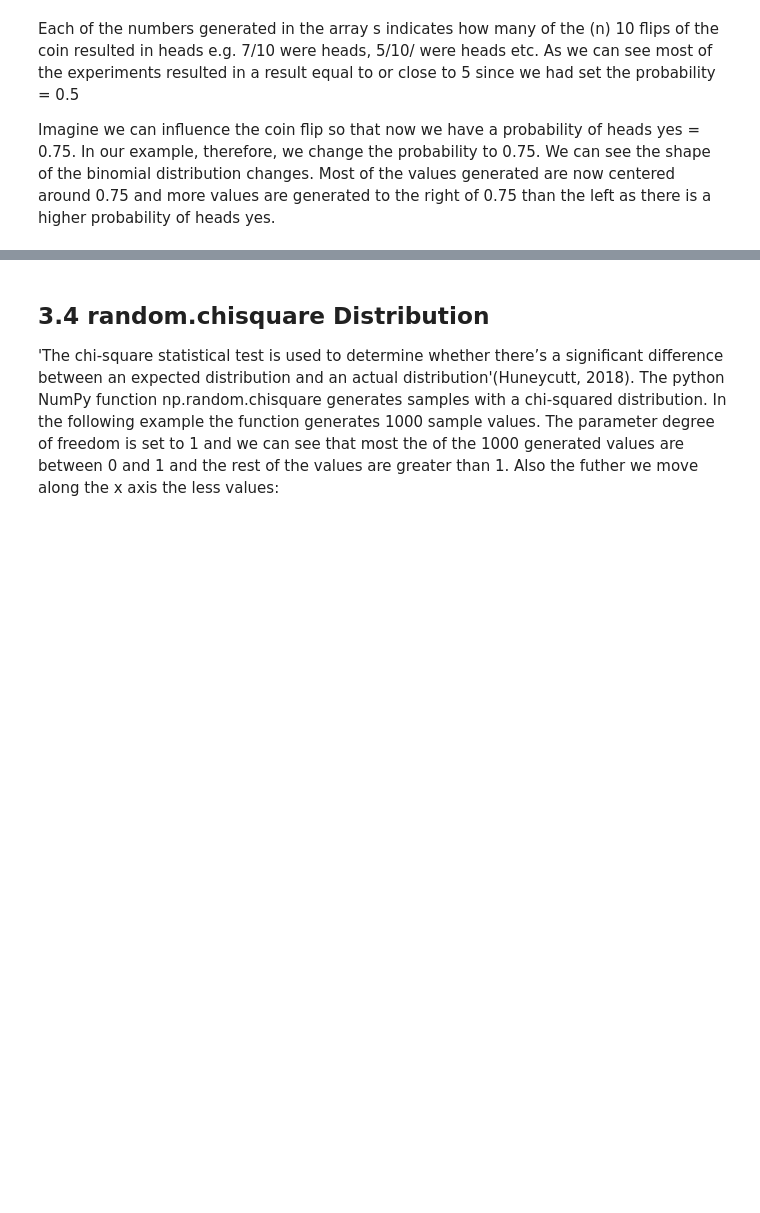
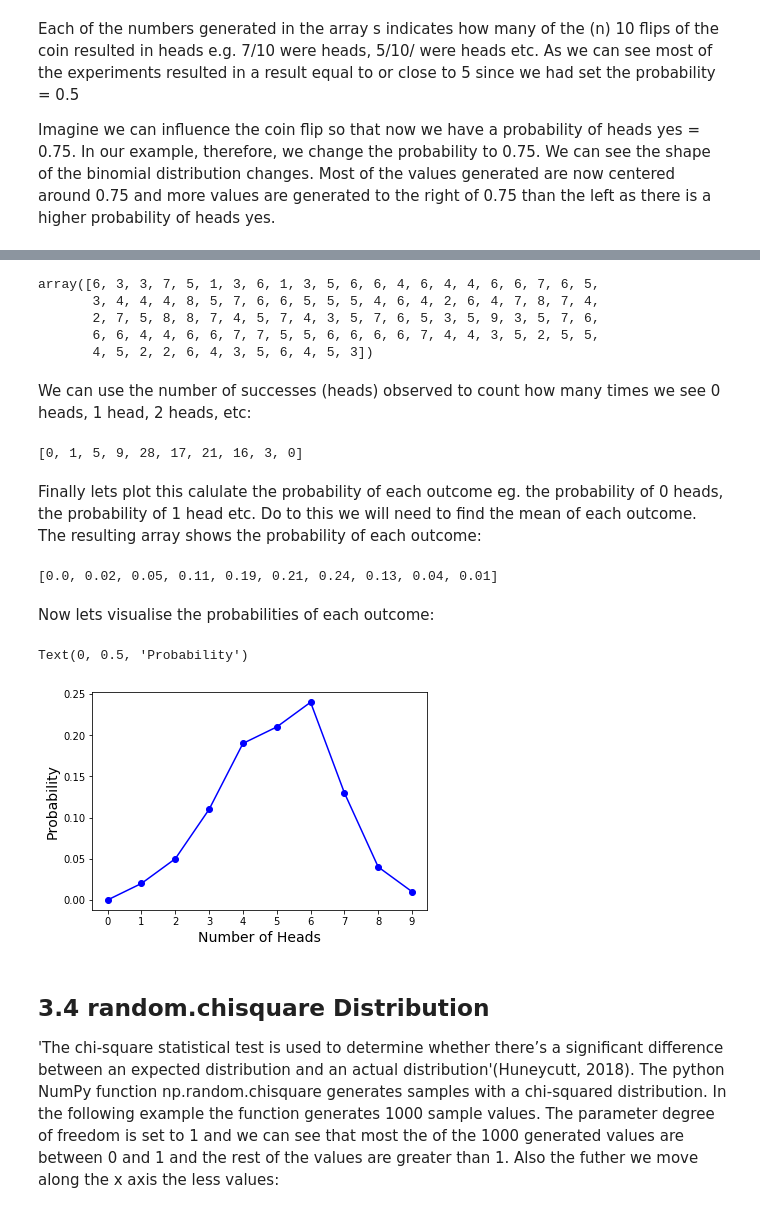
Before and after one commit to fionaoriordan/52465_19_np, a Jupyter notebook: numpy_random.ipynb, the cells around one changed output, grey strips where cells are left out. Cells and saved outputs as stored; diff of their text form; code cells hidden in the pictures; blank space fills up the shorter version.

```diff
--- a/numpy_random.ipynb
+++ b/numpy_random.ipynb
@@ -514,3 +519,40 @@ plt.show()
+# %%
+
+n=10
+p=0.5
+# let us repeat our experiment for 100 times
+size=100
+x=np.random.binomial(n=n, p=p, size=size)
+x
+# %% [output]
+array([6, 3, 3, 7, 5, 1, 3, 6, 1, 3, 5, 6, 6, 4, 6, 4, 4, 6, 6, 7, 6, 5,
+       3, 4, 4, 4, 8, 5, 7, 6, 6, 5, 5, 5, 4, 6, 4, 2, 6, 4, 7, 8, 7, 4,
+       2, 7, 5, 8, 8, 7, 4, 5, 7, 4, 3, 5, 7, 6, 5, 3, 5, 9, 3, 5, 7, 6,
+       6, 6, 4, 4, 6, 6, 7, 7, 5, 5, 6, 6, 6, 6, 7, 4, 4, 3, 5, 2, 5, 5,
+       4, 5, 2, 2, 6, 4, 3, 5, 6, 4, 5, 3])
+# %% [markdown]
+We can use the number of successes (heads) observed to  count how many times we see 0 heads, 1 head, 2 heads, etc:
+# %%
+[np.equal(x,i).sum() for i in range(n)]
+# %% [output]
+[0, 1, 5, 9, 28, 17, 21, 16, 3, 0]
+# %% [markdown]
+Finally lets plot this calulate the probability of each outcome eg. the probability of 0 heads, the probability of 1 head etc.  Do to this we will need to find the mean of each outcome.  The resulting array shows the probability of each outcome:
+# %%
+probs_100 = [np.equal(x,i).mean() for i in range(n)]
+probs_100
+# %% [output]
+[0.0, 0.02, 0.05, 0.11, 0.19, 0.21, 0.24, 0.13, 0.04, 0.01]
+# %% [markdown]
+Now lets visualise the probabilities of each outcome:
+# %%
+plt.xticks(range(n))
+plt.plot(list(range(n)), probs_100, color='blue', marker='o')
+plt.xlabel('Number of Heads',fontsize=14)
+plt.ylabel('Probability',fontsize=14)
+# %% [output]
+Text(0, 0.5, 'Probability')
+[figure, added]
 # %% [markdown]
  ## **3.4 random.chisquare Distribution**
 
```
Also changed, not shown: parts of 50 cells of this notebook.
